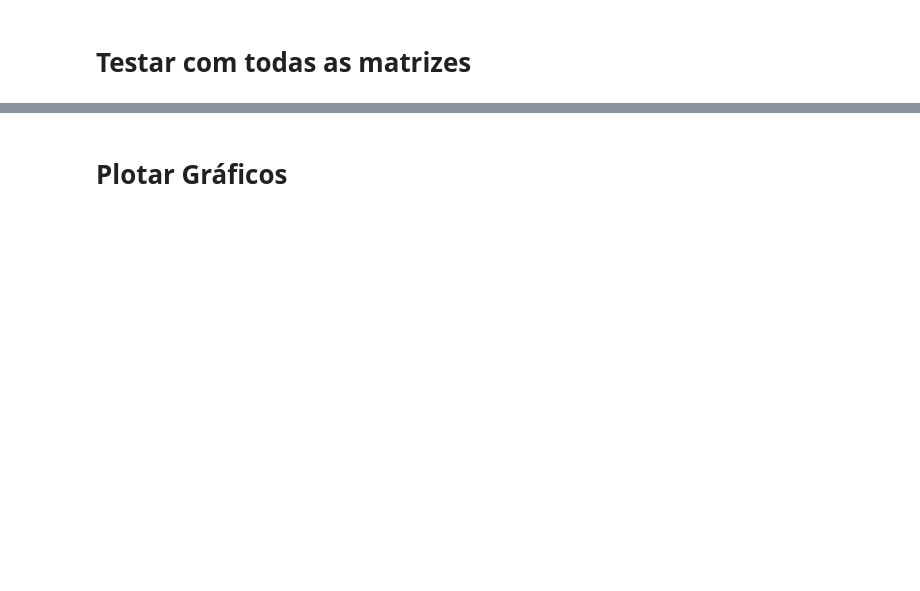
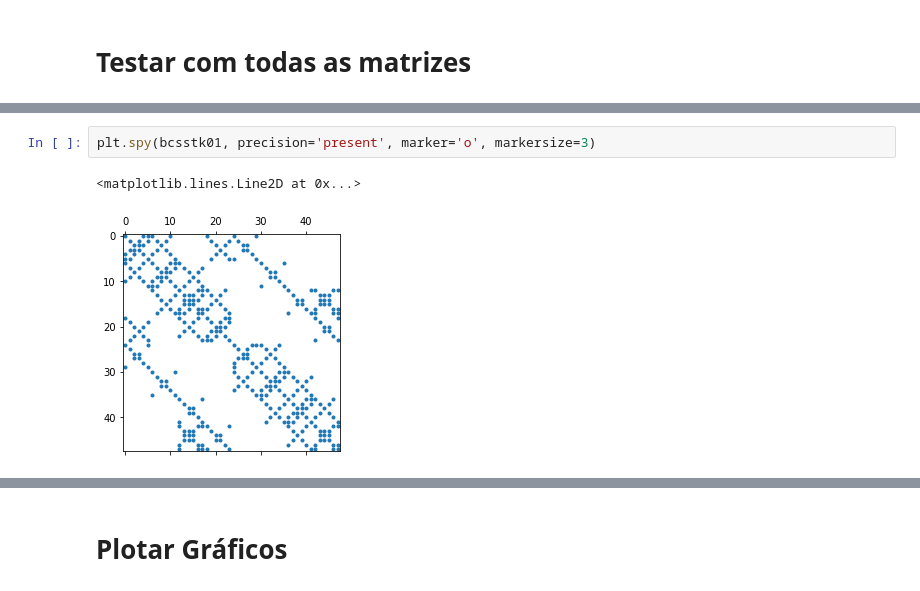
Before and after one commit to yankaled/eigen_approx, a Jupyter notebook: ep3_aplicacoes_algelin.ipynb, the cells around one changed output, grey strips where cells are left out. Drawn from its saved outputs; the diff is of its cells as text; blank space fills up the shorter version.

```diff
--- a/ep3_aplicacoes_algelin.ipynb
+++ b/ep3_aplicacoes_algelin.ipynb
@@ -170,0 +175,5 @@ nos4
+# %%
+plt.spy(bcsstk01, precision='present', marker='o', markersize=3)
+# %% [output]
+<matplotlib.lines.Line2D at 0x...>
+[figure, added]
```
Also changed, not shown: parts of 38 cells of this notebook.
